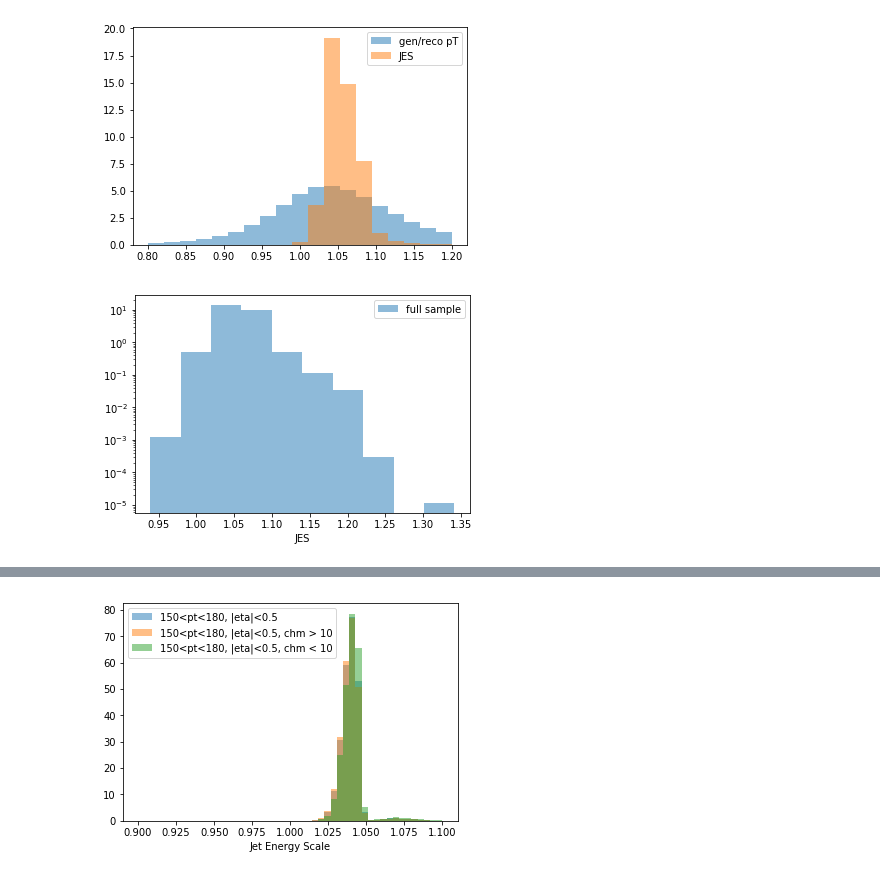
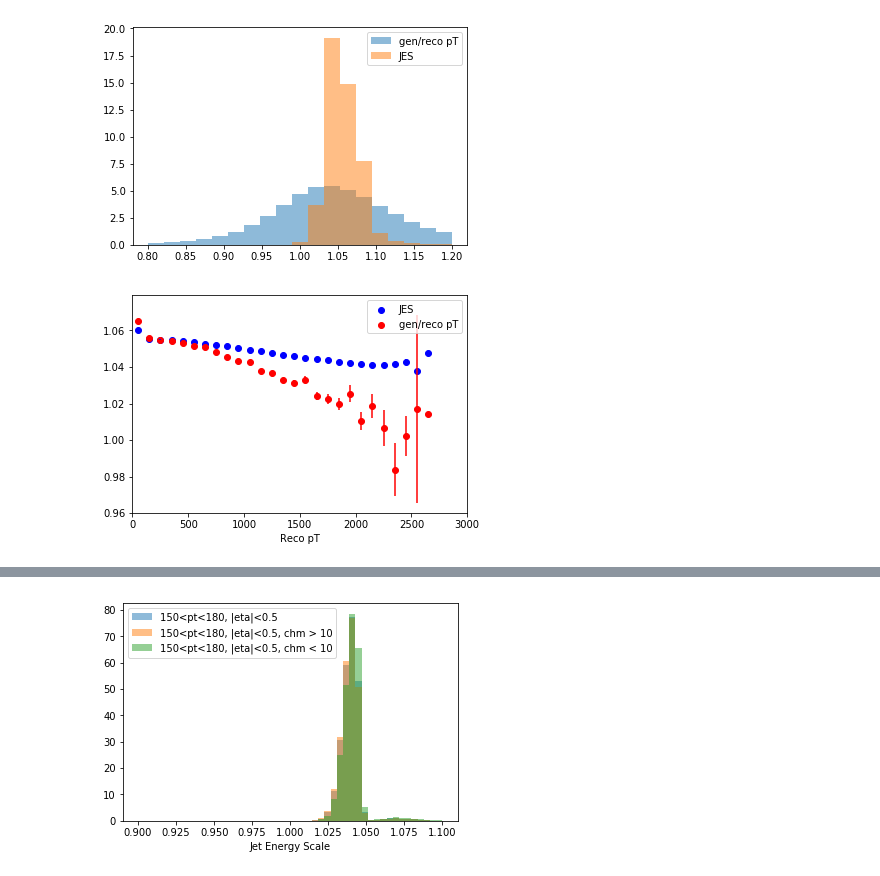
Before and after one commit to MLBasedJEC/DeepJEC, a Jupyter notebook: preprocess.ipynb, the cells around one changed output, grey strips where cells are left out. Saved outputs shown, nothing was run; the diff lists cells and outputs as text; code cells hidden in the pictures.

Commit message:
Updated plots and pickle scaler

```diff
--- a/preprocess.ipynb
+++ b/preprocess.ipynb
@@ -173,11 +182,7 @@ plt.legend()
 plt.show()
 # %% [output]
 [figure]
-# %%
-plt.hist(df_all['jet_jes'], label='full sample', alpha=0.5, normed=True)
-plt.legend()
-plt.yscale('log')
-plt.xlabel('JES')
-plt.show()
-# %% [output]
-[figure, removed]
+# %%
+profile_data(df_all['jet_pt'], [df_all['jet_jes'], df_all['gen_pt']/df_all['jet_pt']], 30, 0, 3000, ['b','r'], plabels=['JES', 'gen/reco pT'], xlabel='Reco pT')
+# %% [output]
+[figure, added]
```
Also changed, not shown: parts of 16 cells of this notebook.
